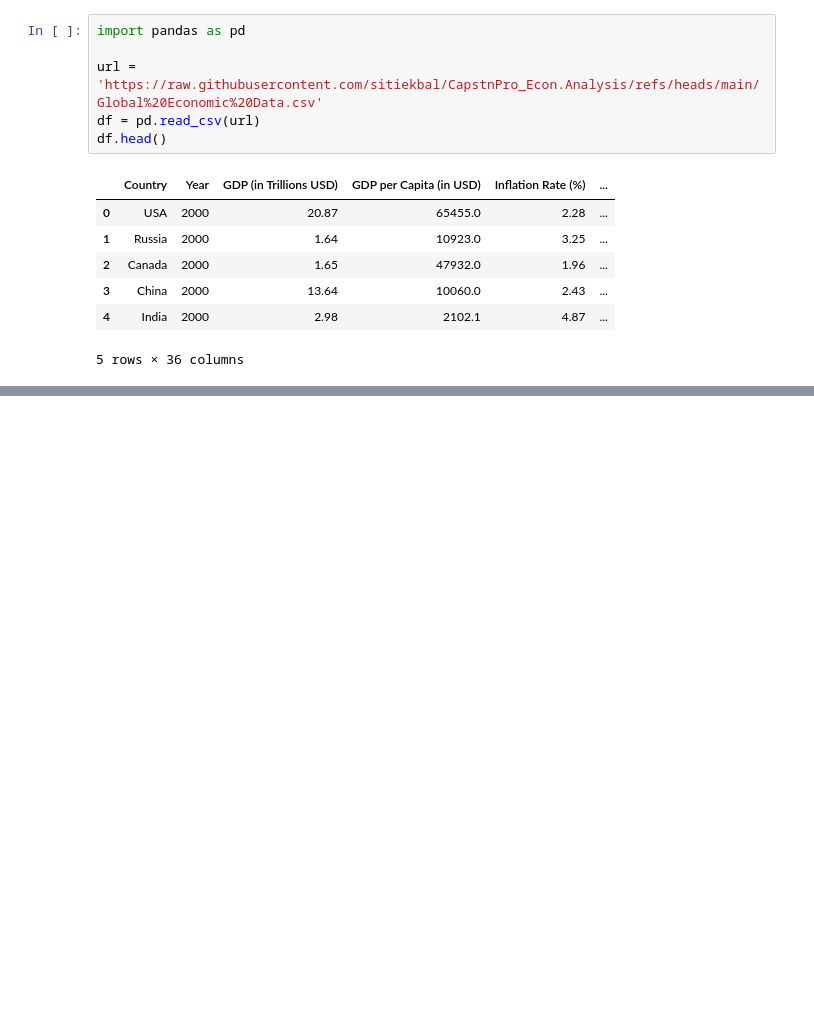
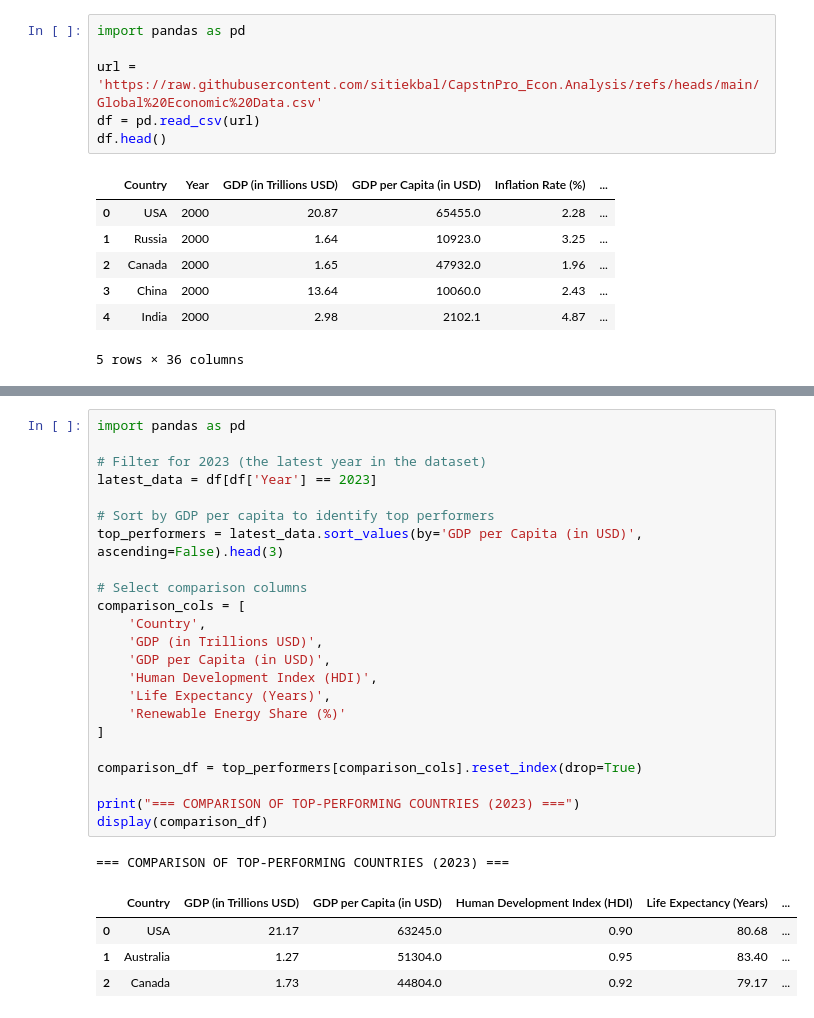
Before and after one commit to sitiekbal/CapstnPro_Econ.Analysis, a Jupyter notebook: Capstone_Project_Economic_Analysis.ipynb, the cells around one changed output, grey strips where cells are left out. Cells and saved outputs as stored; diff of their text form; blank space fills up the shorter version.

```diff
--- a/Capstone_Project_Economic_Analysis.ipynb
+++ b/Capstone_Project_Economic_Analysis.ipynb
@@ -52,0 +30,29 @@ Max absolute difference between reported and computed GDP per capita: 7177.21841
+# %%
+import pandas as pd
+
+# Filter for 2023 (the latest year in the dataset)
+latest_data = df[df['Year'] == 2023]
+
+# Sort by GDP per capita to identify top performers
+top_performers = latest_data.sort_values(by='GDP per Capita (in USD)', ascending=False).head(3)
+
+# Select comparison columns
+comparison_cols = [
+    'Country',
+    'GDP (in Trillions USD)',
+    'GDP per Capita (in USD)',
+    'Human Development Index (HDI)',
+    'Life Expectancy (Years)',
+    'Renewable Energy Share (%)'
+]
+
+comparison_df = top_performers[comparison_cols].reset_index(drop=True)
+
+print("=== COMPARISON OF TOP-PERFORMING COUNTRIES (2023) ===")
+display(comparison_df)
+# %% [output]
+=== COMPARISON OF TOP-PERFORMING COUNTRIES (2023) ===
+|  | Country | GDP (in Trillions USD) | GDP per Capita (in USD) | Human Development Index (HDI) | Life Expectancy (Years) | ... |
+| 0 | USA | 21.17 | 63245.0 | 0.90 | 80.68 | ... |
+| 1 | Australia | 1.27 | 51304.0 | 0.95 | 83.40 | ... |
+| 2 | Canada | 1.73 | 44804.0 | 0.92 | 79.17 | ... |
```
Also changed, not shown: parts of 6 cells of this notebook.
